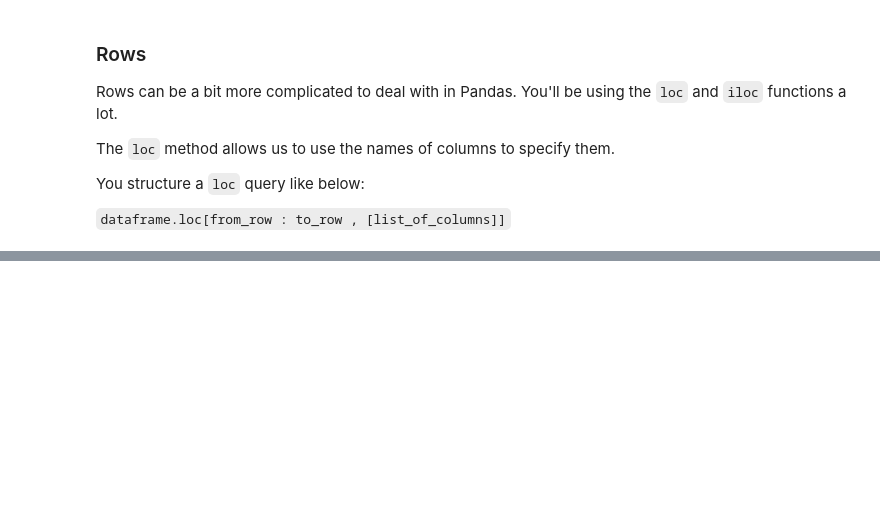
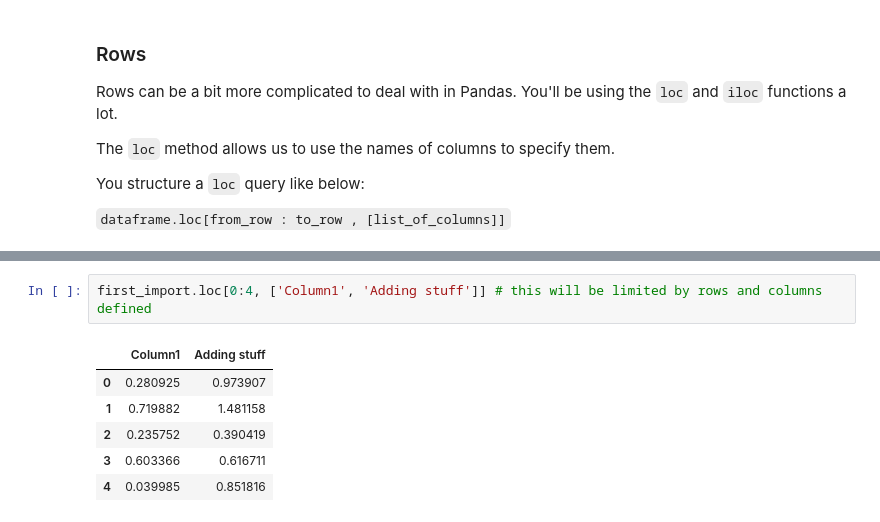
Before and after one commit to rnddave/python-for-data-analysts, a Jupyter notebook: pandas_tutorial.ipynb, the cells around one changed output, grey strips where cells are left out. Drawn from its saved outputs; the diff is of its cells as text; blank space fills up the shorter version.

```diff
--- a/pandas_tutorial.ipynb
+++ b/pandas_tutorial.ipynb
@@ -234,0 +246,9 @@ You structure a `loc` query like below:
+# %%
+first_import.loc[0:4, ['Column1', 'Adding stuff']] # this will be limited by rows and columns defined
+# %% [output]
+|  | Column1 | Adding stuff |
+| 0 | 0.280925 | 0.973907 |
+| 1 | 0.719882 | 1.481158 |
+| 2 | 0.235752 | 0.390419 |
+| 3 | 0.603366 | 0.616711 |
+| 4 | 0.039985 | 0.851816 |
```
Also changed, not shown: parts of 7 cells of this notebook.
